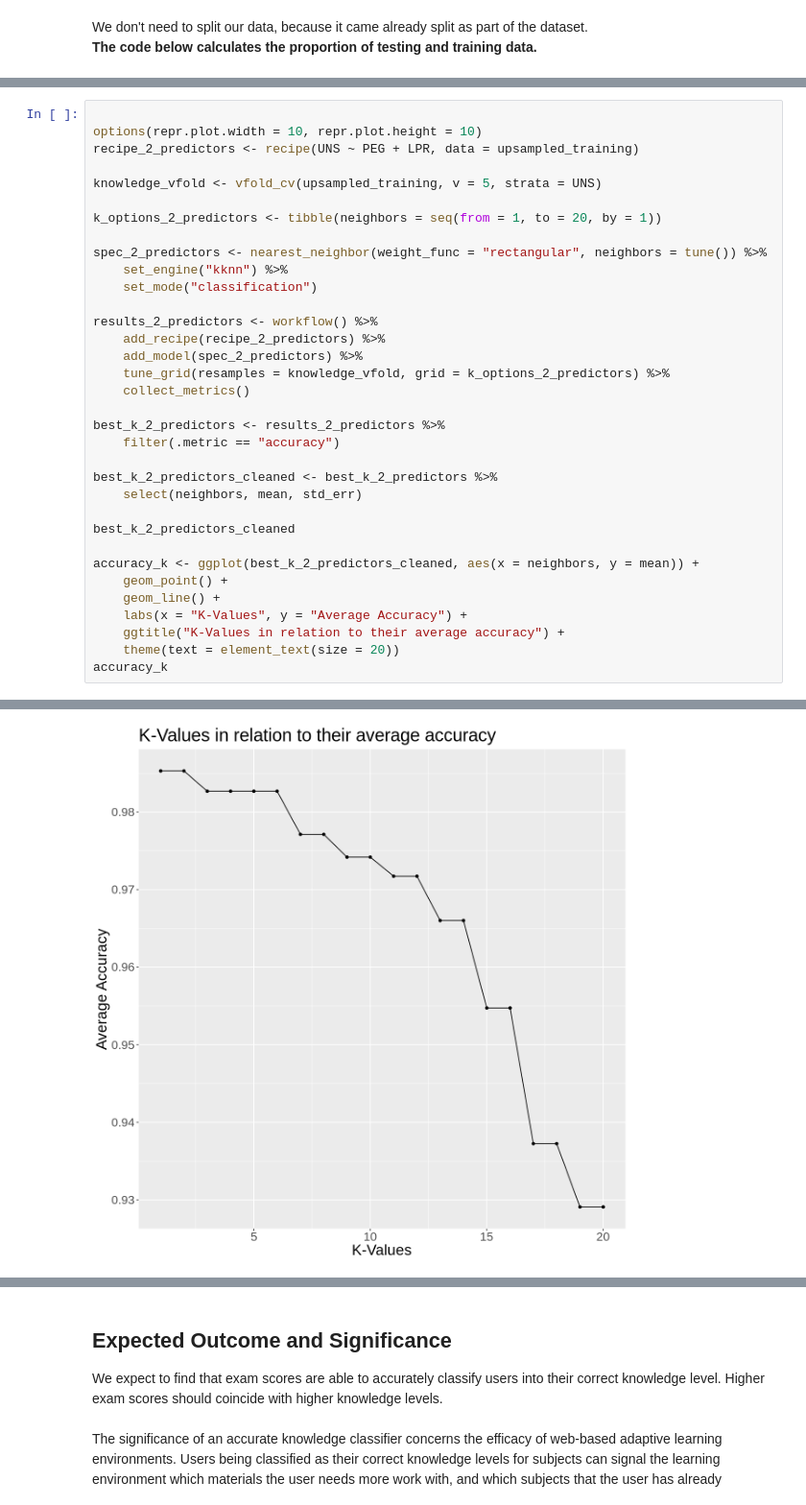
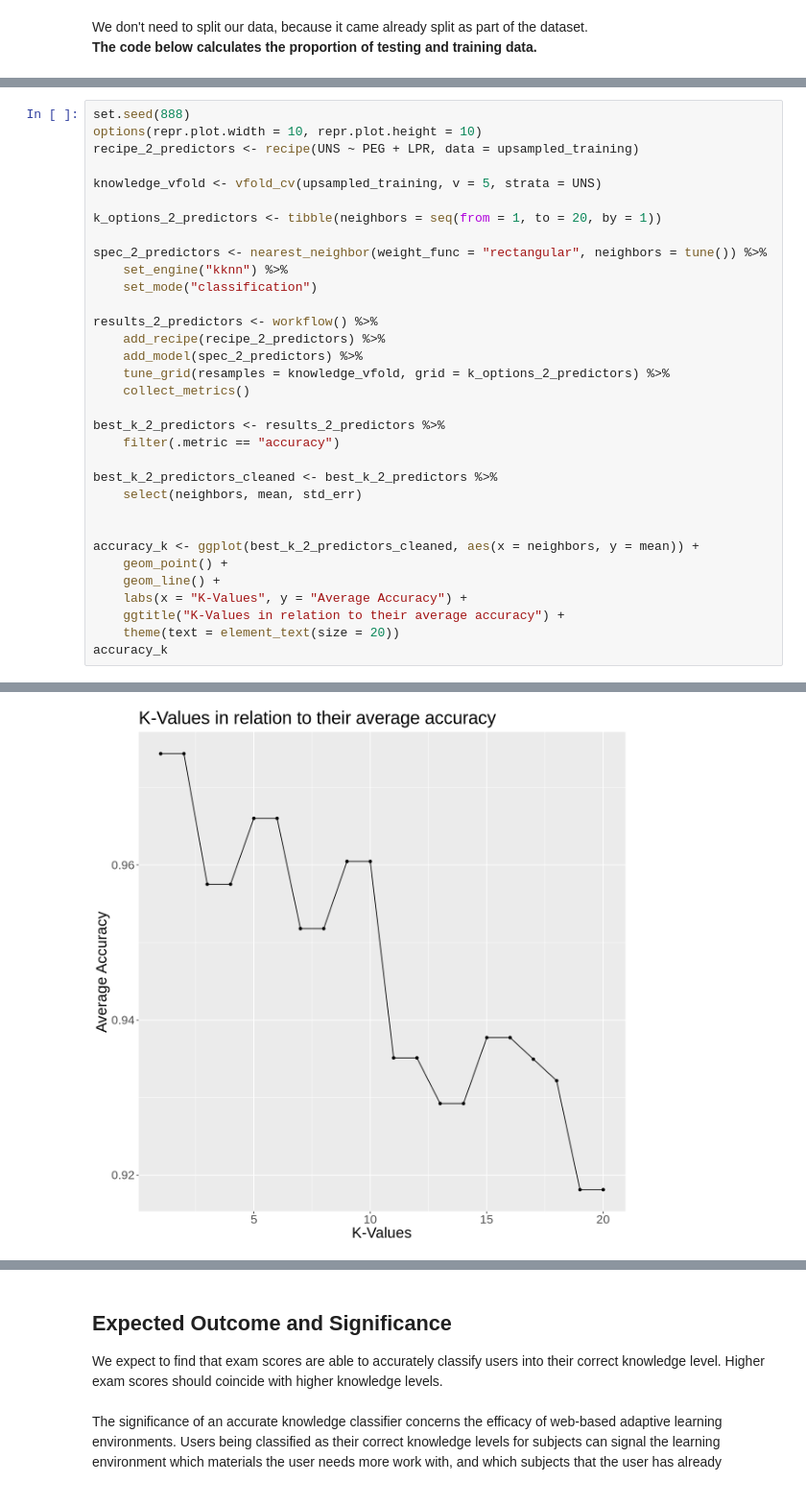
Before and after one commit to knices/user-knowledge-project, a Jupyter notebook: final report.ipynb, the cells around one changed output, grey strips where cells are left out. Shown at 96% size. Saved outputs shown, nothing was run; the diff lists cells and outputs as text.

```diff
--- a/final report.ipynb
+++ b/final report.ipynb
@@ -293,5 +321,5 @@ We will now use cross-validation to test for the best value of K to use in our c
 # %%
-
+set.seed(888)
 options(repr.plot.width = 10, repr.plot.height = 10)
 recipe_2_predictors <- recipe(UNS ~ PEG + LPR, data = upsampled_training)
 
@@ -315,7 +343,6 @@ best_k_2_predictors <- results_2_predictors %>%
 best_k_2_predictors_cleaned <- best_k_2_predictors %>%
     select(neighbors, mean, std_err)
 
-best_k_2_predictors_cleaned
 
 accuracy_k <- ggplot(best_k_2_predictors_cleaned, aes(x = neighbors, y = mean)) +
     geom_point() +
@@ -342,2 +355,2 @@ A tibble: 20 × 3
-[figure, old version]
+[figure, new version]
 # %% [markdown]
```
Also changed, not shown: parts of 25 cells of this notebook.
